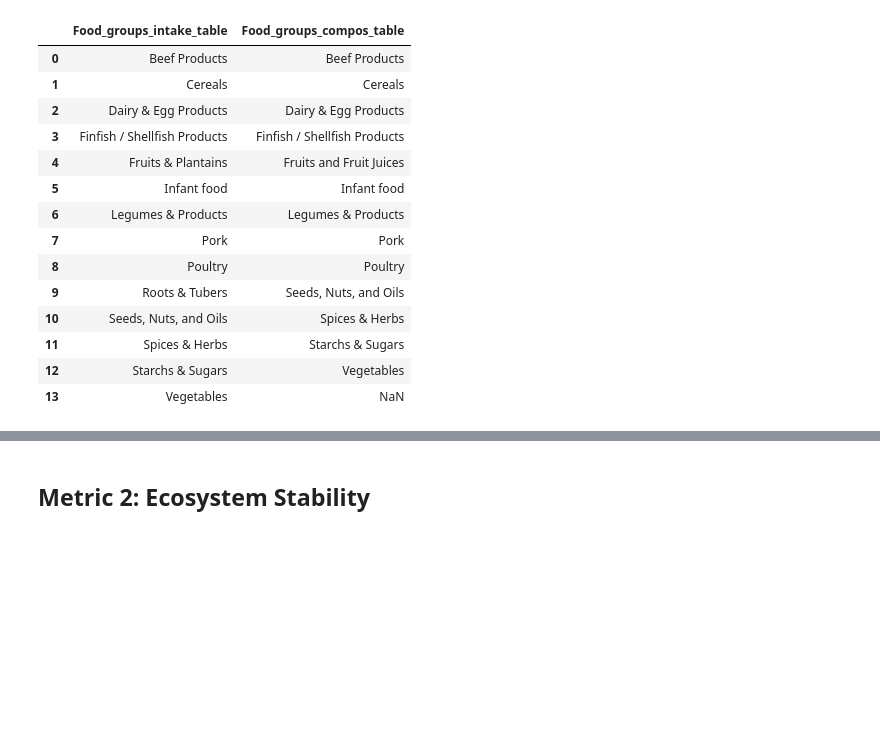
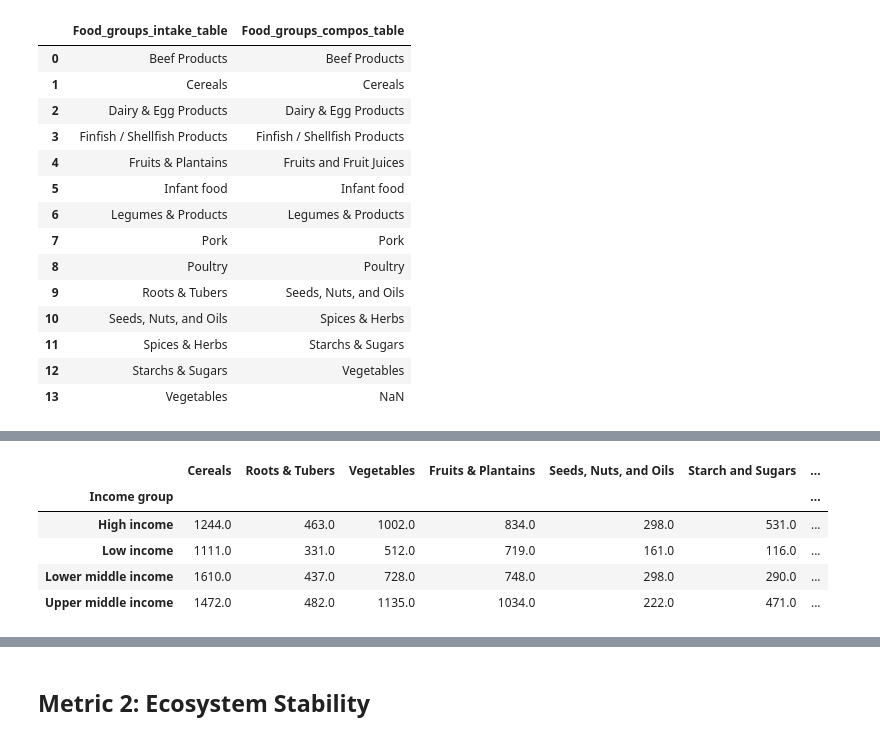
Before and after one commit to DavidMbelwa/thesis, a Jupyter notebook: Materials_and_methods.ipynb, the cells around one changed output, grey strips where cells are left out. Cells and saved outputs as stored; diff of their text form; code cells hidden in the pictures; blank space fills up the shorter version.

```diff
--- a/Materials_and_methods.ipynb
+++ b/Materials_and_methods.ipynb
@@ -2154,0 +1957,26 @@ mfad_nutr_table.head(24)
+# %%
+# Grouping the data according to "Income group"
+
+food_supplies_grouped = df_aggregated_food_supplies.drop("Region", axis=1).groupby("Income group")
+
+median_food_supplies = food_supplies_grouped.median()
+
+mean_food_supplies = food_supplies_grouped.mean()
+
+# display(median_food_supplies)
+# display(mean_food_supplies)
+# %%
+# The median_food_supplies table was taken for data robustness
+
+## Multiplying the values to turn them into grams. Multiplied by ten because the values in the composition table are expressed in-terms of 100 grams.
+
+median_food_supplies_in_grams = np.round(mean_food_supplies * 10)
+
+median_food_supplies_in_grams
+# %% [output]
+|  | Cereals | Roots & Tubers | Vegetables | Fruits & Plantains | Seeds, Nuts, and Oils | Starch and Sugars | ... |
+| Income group |  |  |  |  |  |  | ... |
+| High income | 1244.0 | 463.0 | 1002.0 | 834.0 | 298.0 | 531.0 | ... |
+| Low income | 1111.0 | 331.0 | 512.0 | 719.0 | 161.0 | 116.0 | ... |
+| Lower middle income | 1610.0 | 437.0 | 728.0 | 748.0 | 298.0 | 290.0 | ... |
+| Upper middle income | 1472.0 | 482.0 | 1135.0 | 1034.0 | 222.0 | 471.0 | ... |
```
Also changed, not shown: parts of 13 cells of this notebook, 9 other files.
